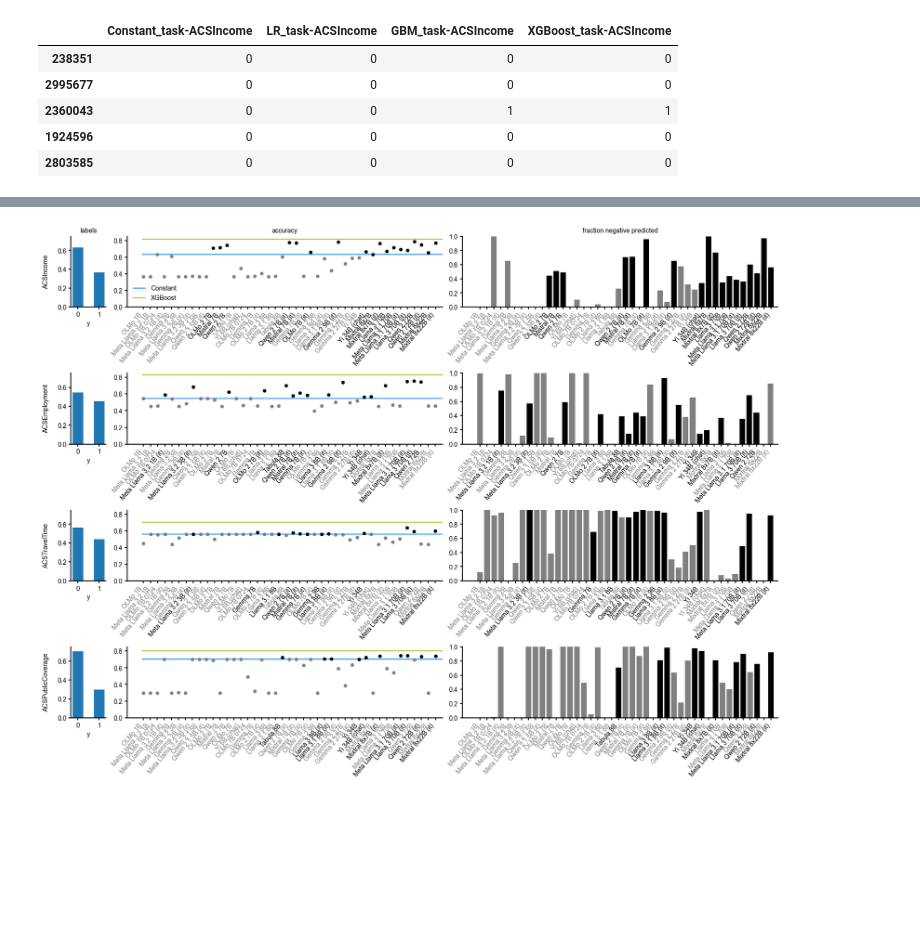
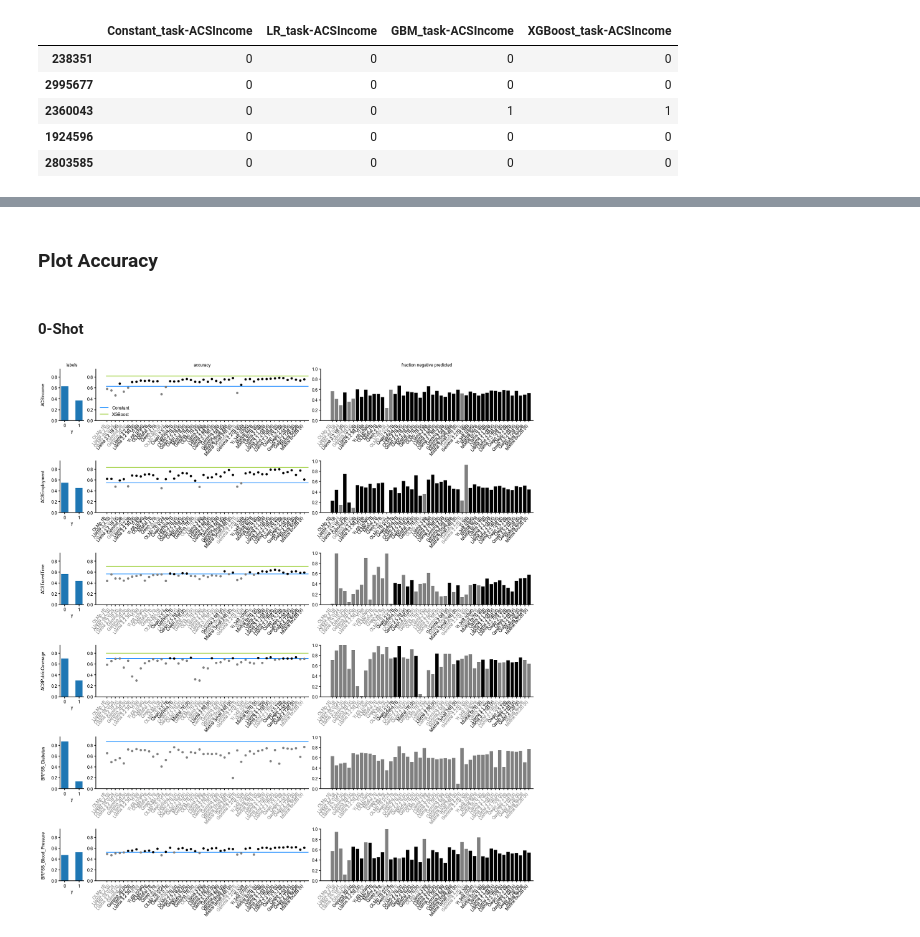
Before and after one commit to milagorecki/monoculture-multiplicity-paper, a Jupyter notebook: notebooks/same-prompt-performance.ipynb, the cells around one changed output, grey strips where cells are left out. Saved outputs shown, nothing was run; the diff lists cells and outputs as text; code cells hidden in the pictures; blank space fills up the shorter version.

```diff
--- a/notebooks/same-prompt-performance.ipynb
+++ b/notebooks/same-prompt-performance.ipynb
@@ -122,6 +135,8 @@ Loading baselines for ACSPublicCoverage.
 # %%
-baseline_predictions = {task:baseline_scores[task].map(lambda x: int(x >= 0.5)) for task in ACS_TASKS}
-baseline_predictions['ACSIncome'].head()
+baseline_predictions = {
+    task: baseline_scores[task].map(lambda x: int(x >= 0.5)) for task in TASKS
+}
+baseline_predictions["ACSIncome"].head()
 # %% [output]
 |  | Constant_task-ACSIncome | LR_task-ACSIncome | GBM_task-ACSIncome | XGBoost_task-ACSIncome |
 | 238351 | 0 | 0 | 0 | 0 |
@@ -168,0 +260,14 @@ Loading ACS data...
+# %%
+models_common = set(risk_scores_0[TASKS[0]].columns)
+for task in TASKS[1:]:
+    models_common = models_common.intersection(set(risk_scores_0[task].columns))
+# %%
+base_models_0 = sorted(
+    [model for model in models_common if not is_instruction_tuned(model)],
+    key=get_model_size_B,
+)
+it_models_0 = sorted(
+    [model for model in models_common if is_instruction_tuned(model)],
+    key=get_model_size_B,
+)  # prettify_model_name(key_to_model(model))
+len(base_models_0), len(it_models_0)
@@ -169,3 +352,5 @@ Loading ACS data...
+# %% [markdown]
+### Plot Accuracy
 # %%
 def plot_accuracies(
     ax: axes,
@@ -302,30 +498,62 @@ def plot_neg_predicted(
     ax.set_xlim(right=len(x_labels))
 
     return ax
+# %% [markdown]
+#### 0-Shot
 # %%
-tasks = [task for task in ACS_TASKS if task != 'ACSMobility']
-fig, axs = plt.subplots(len(tasks), 3, figsize=(16, 3*len(tasks)), constrained_layout=True, gridspec_kw={'width_ratios': [1,9,9]})
+tasks = [task for task in TASKS if task != "ACSMobility"]
+fig, axs = plt.subplots(
+    len(tasks),
+    3,
+    figsize=(16, 3 * len(tasks)),
+    constrained_layout=True,
+    gridspec_kw={"width_ratios": [1, 9, 9]},
+)
 axs[0, 0].set_title("labels")
 axs[0, 1].set_title("accuracy")
 axs[0, 2].set_title("fraction negative predicted")
-pad = 5 #pt
+pad = 5  # pt
 
 for i, task in enumerate(tasks):
-    axs[i,0].annotate(task, xy=(0, 0.5), xytext=(-axs[i,0].yaxis.labelpad - pad, 0), xycoords=axs[i,0].yaxis.label, textcoords='offset points', size='medium', ha='right', va='center', rotation=90)
+    axs[i, 0].annotate(
+        task,
+        xy=(0, 0.5),
+        xytext=(-axs[i, 0].yaxis.labelpad - pad, 0),
+        xycoords=axs[i, 0].yaxis.label,
+        textcoords="offset points",
+        size="medium",
+        ha="right",
+        va="center",
+        rotation=90,
+    )
 
     # label distribution
     labels = data[task][1]
-    axs[i,0] = plot_label_dist(axs[i,0], labels, ylims=(0,0.75))
+    axs[i, 0] = plot_label_dist(axs[i, 0], labels, ylims=(0, 0.95))
 
     # model accuracy
-    axs[i,1] = plot_accuracies(ax=axs[i,1], task=task, evals=evals, baseline_evals=baseline_evals, models_above_baseline=models_above_baseline, ylims=(0,0.85), hline_xmin=-0.2, hline_xmax=predictions[task].shape[1] + 0.1,)
+    axs[i, 1] = plot_accuracies(
+        ax=axs[i, 1],
+        task=task,
+        evals=evals_0,
+        baseline_evals=baseline_evals,
+        models_above_baseline=models_above_baseline_0,
+        ylims=(0, 0.95),
+        hline_xmin=-0.2,
+        hline_xmax=predictions_0[task].shape[1] + 0.1,
+    )
 
     # fraction of negative predicted samples
-    axs[i,2] = plot_neg_predicted(axs[i,2], task=task, evals=evals, models_above_baseline=models_above_baseline,)
+    axs[i, 2] = plot_neg_predicted(
+        axs[i, 2],
+        task=task,
+        evals=evals_0,
+        models_above_baseline=models_above_baseline_0,
+    )
 
-    axs[0,1].legend()
-plt.savefig(RESULTS_ROOT_DIR/'figures/same_prompt_model_performance.png')
+    axs[0, 1].legend()
+plt.savefig(RESULTS_ROOT_DIR / "figures/same_prompt_model_performance_zeroshot.png")
 plt.show()
 # %% [output]
-[figure, old version]
+[figure, new version]
 # %%
```
Also changed, not shown: parts of 37 cells of this notebook, 12 other files.
